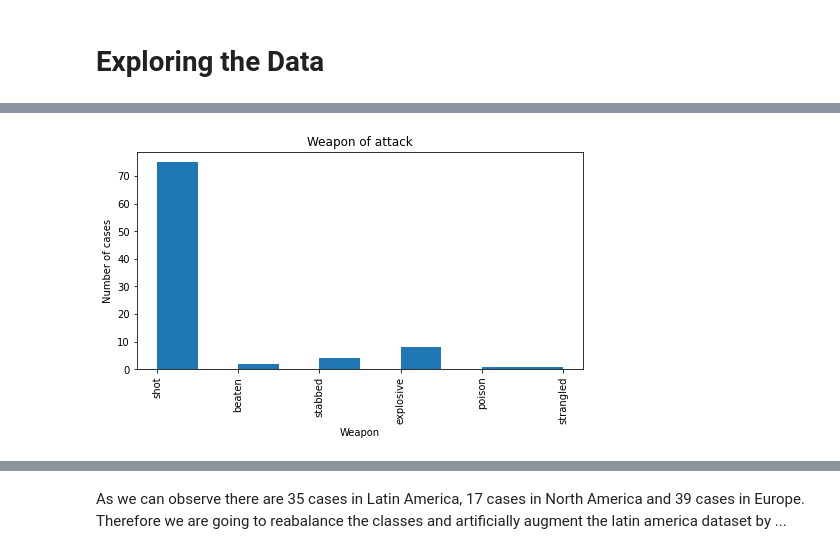
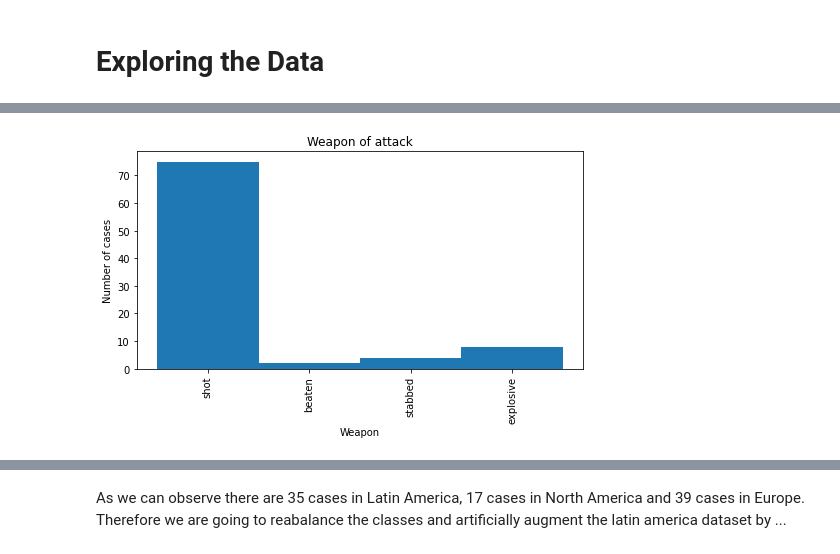
Before and after one commit to jguzmancampoy/BRM, a Jupyter notebook: BRM.ipynb, the cells around one changed output, grey strips where cells are left out. Cells and saved outputs as stored; diff of their text form; code cells hidden in the pictures.

Commit message:
updated code and plots

```diff
--- a/BRM.ipynb
+++ b/BRM.ipynb
@@ -38,15 +38,16 @@ df.head()
 # %%
 df['how was victim attacked'].value_counts()
 
 plt.figure(figsize = (8,4))
 plt.title('Weapon of attack')
-plt.hist(df['how was victim attacked'])
+bins = 10
+plt.hist(df['how was victim attacked'], bins=np.arange(5)-0.5)
 plt.xticks(rotation = 'vertical')
 plt.xlabel('Weapon')
 plt.ylabel('Number of cases')
 plt.show()
 # %% [output]
-[figure, old version]
+[figure, new version]
 # %%
 print(df['Latin America'].value_counts())
 print(df['North America'].value_counts())
```
Also changed, not shown: parts of 22 cells of this notebook.
